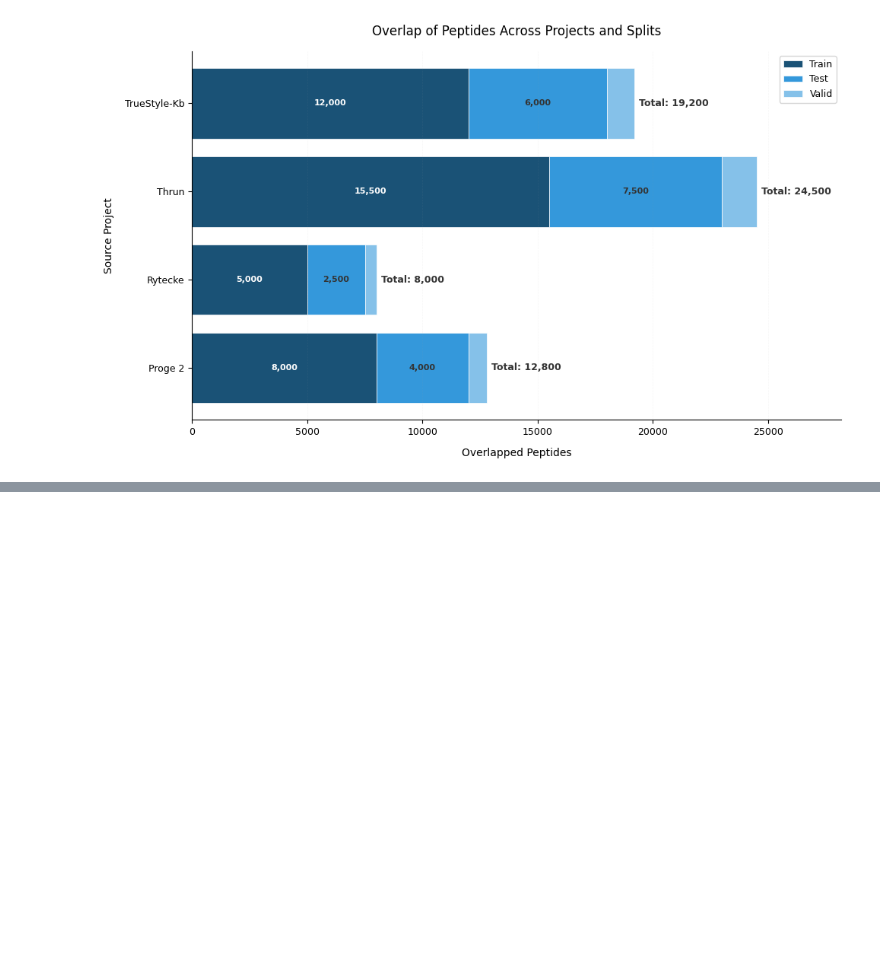
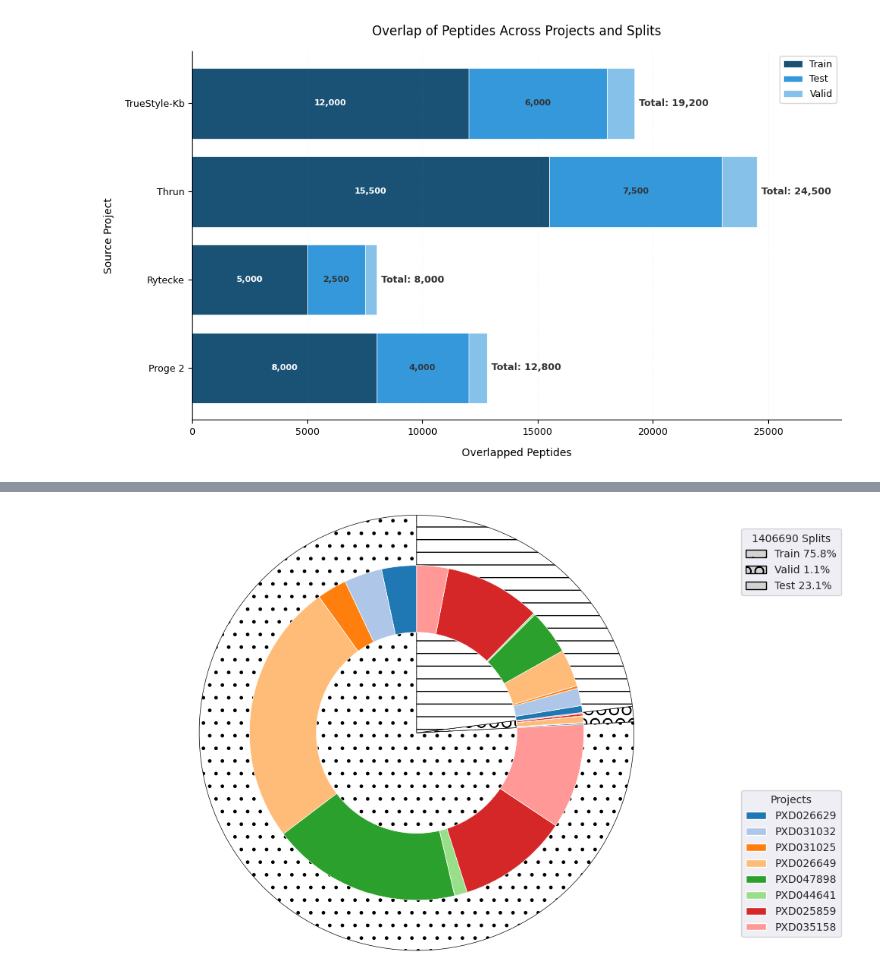
Before and after one commit to hjisaac/glycopeptide-data-lens, a Jupyter notebook: notebooks/processing.ipynb, the cells around one changed output, grey strips where cells are left out. Drawn from its saved outputs; the diff is of its cells as text; code cells hidden in the pictures; blank space fills up the shorter version.

```diff
--- a/notebooks/processing.ipynb
+++ b/notebooks/processing.ipynb
@@ -27,6 +29,11 @@ from common.constants import (
 logger_config = get_logger_config(subdir=None)
 logging.config.dictConfig(logger_config)
 logger = logging.getLogger(__name__)
+# %%
+logging.warning(
+    f"Changing matplotlib font from {plt.rcParams['font.family']} to ['monospace']"
+)
+plt.rcParams["font.family"] = ["monospace"]
 # %% [markdown]
 ## Remove entries with `precursor_charge` less than 2
 # %% [markdown]
@@ -522,0 +630,17 @@ rr.head()
+# %%
+split_dist_version1_df = pd.read_csv(
+    BASE_REPORTS_CSV_DIR / "version1_dataset_split_distribution_summary.csv"
+)
+
+# Prepare parameters
+plot_params1 = {
+    "projects": split_dist_version1_df["Project"].tolist(),
+    "train": split_dist_version1_df["Train"].tolist(),
+    "valid": split_dist_version1_df["Valid"].tolist(),
+    "test": split_dist_version1_df["Test"].tolist(),
+    "save_path": BASE_PLOTS_DIR / "split_version1_distribution_pie.pdf",
+}
+
+# Generate plot
+plot_split_distribution(**plot_params1)
+# %% [output]
@@ -522,0 +651 @@ rr.head()
+[figure, added]
```
Also changed, not shown: parts of 4 cells of this notebook, 5 other files.
